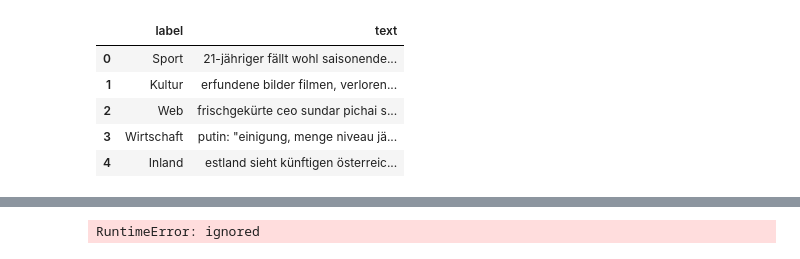
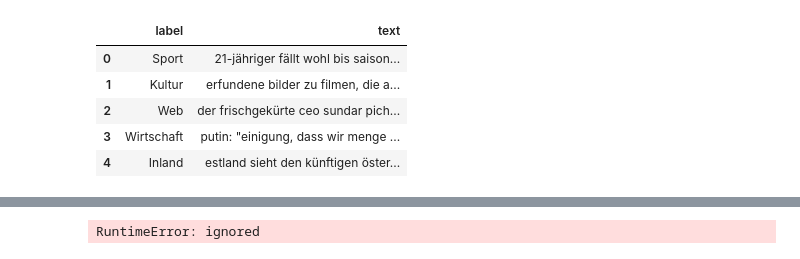
Before and after one commit to sayanbanerjee32/NLP-with-fastai2.0, a Jupyter notebook: fastai_on_10kGNAD.ipynb, the cells around one changed output, grey strips where cells are left out. Cells and saved outputs as stored; diff of their text form; code cells hidden in the pictures.

Commit message:
training in progress

```diff
--- a/fastai_on_10kGNAD.ipynb
+++ b/fastai_on_10kGNAD.ipynb
@@ -122,11 +63,11 @@ df_valid = df_train_valid.iloc[-1000:]
 
 df_test = load_data("test.csv")
 # %%
-df_train.head()
+df_train_valid.head()
 # %% [output]
 |  | label | text |
-| 0 | Sport | 21-jähriger fällt wohl saisonende... |
-| 1 | Kultur | erfundene bilder filmen, verloren... |
-| 2 | Web | frischgekürte ceo sundar pichai s... |
-| 3 | Wirtschaft | putin: "einigung, menge niveau jä... |
-| 4 | Inland | estland sieht künftigen österreic... |
+| 0 | Sport | 21-jähriger fällt wohl bis saison... |
+| 1 | Kultur | erfundene bilder zu filmen, die a... |
+| 2 | Web | der frischgekürte ceo sundar pich... |
+| 3 | Wirtschaft | putin: "einigung, dass wir menge ... |
+| 4 | Inland | estland sieht den künftigen öster... |
```
Also changed, not shown: parts of 23 cells of this notebook.
